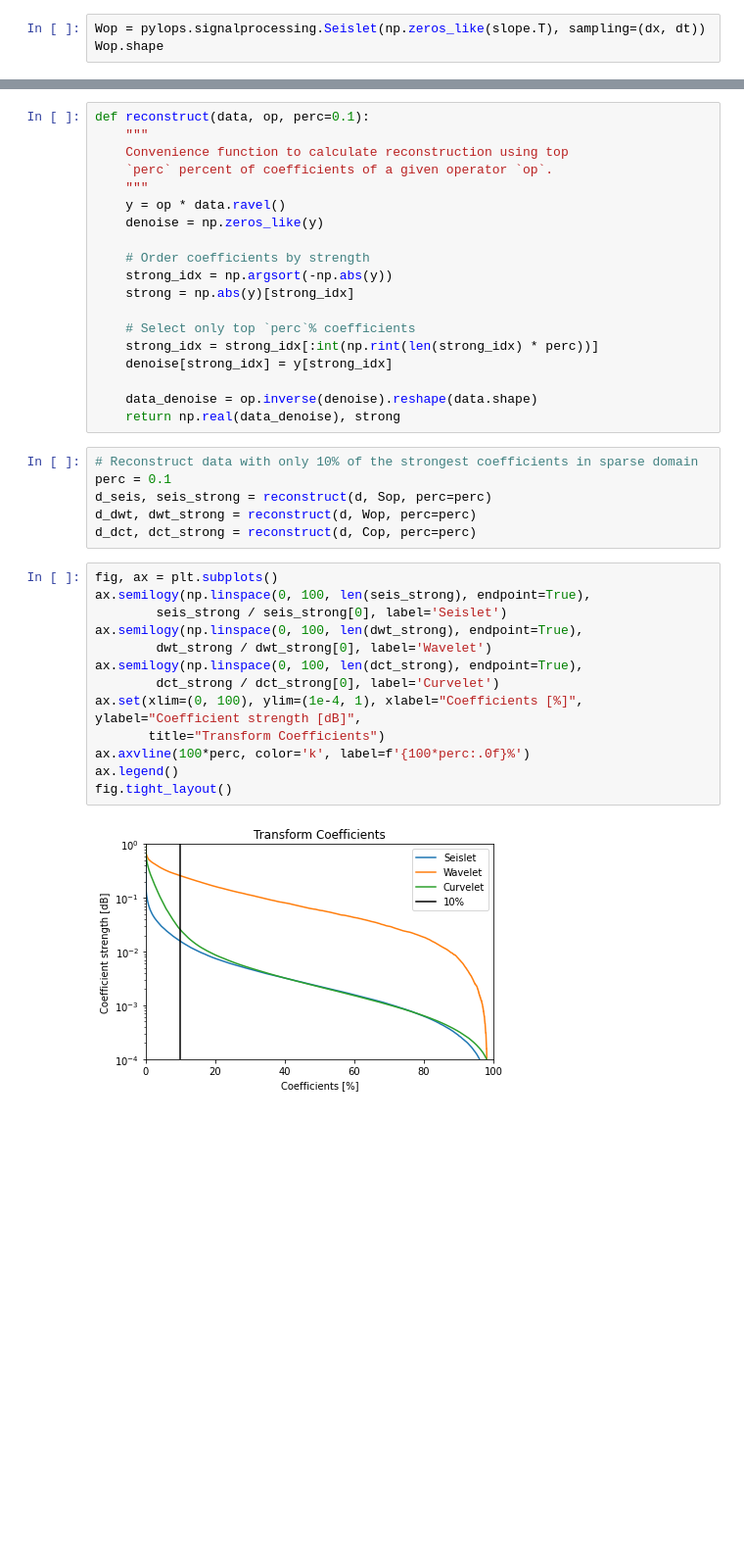
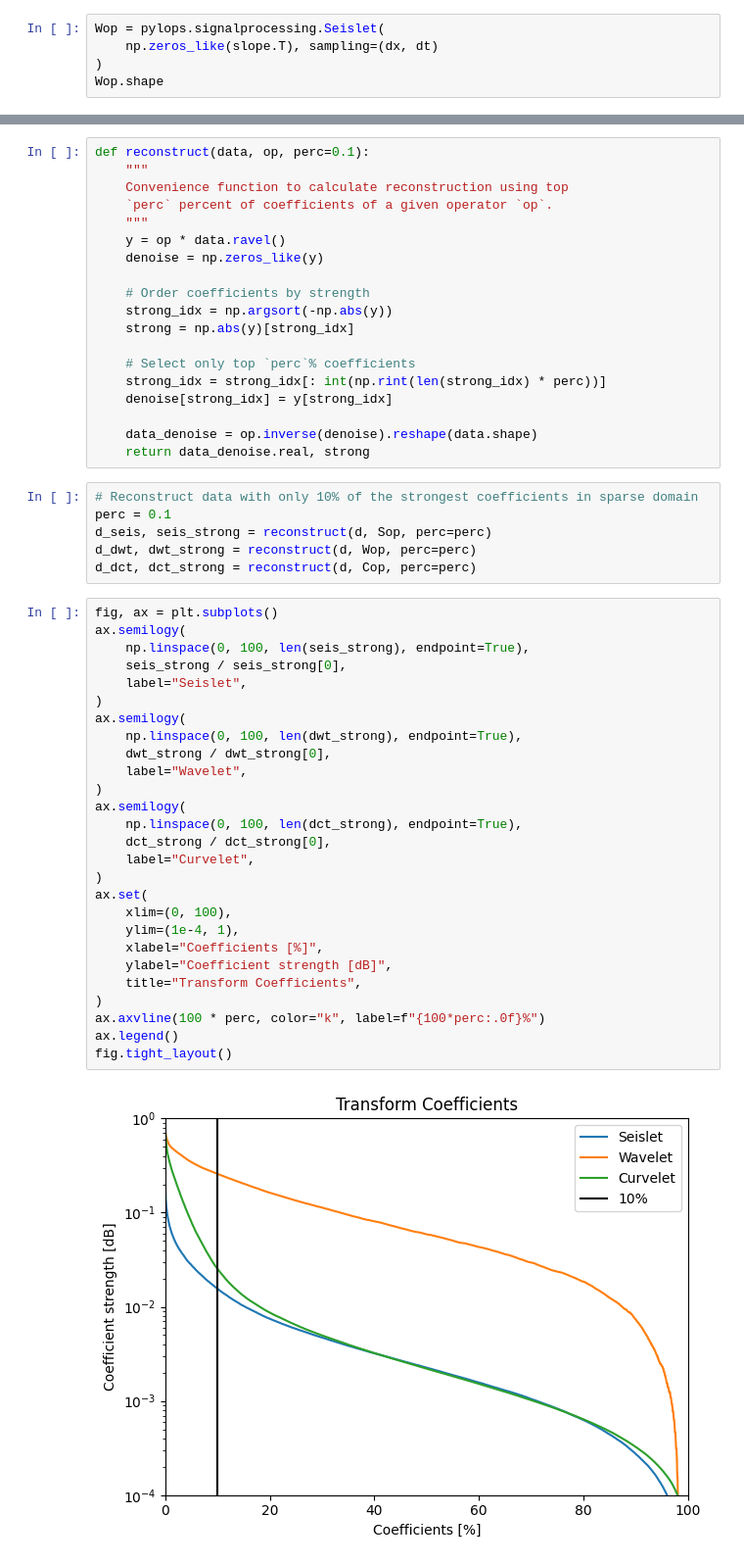
Before and after one commit to PyLops/curvelops, a Jupyter notebook: examples/Demo_Sigmoid.ipynb, the cells around one changed output, grey strips where cells are left out. Shown at 98% size. Drawn from its saved outputs; the diff is of its cells as text; blank space fills up the shorter version.

```diff
--- a/examples/Demo_Sigmoid.ipynb
+++ b/examples/Demo_Sigmoid.ipynb
@@ -49,7 +57,9 @@ Sop.shape
 # %% [output]
 (51200, 51200)
 # %%
-Wop = pylops.signalprocessing.Seislet(np.zeros_like(slope.T), sampling=(dx, dt))
+Wop = pylops.signalprocessing.Seislet(
+    np.zeros_like(slope.T), sampling=(dx, dt)
+)
 Wop.shape
 # %% [output]
 (51200, 51200)
@@ -72,11 +82,11 @@ def reconstruct(data, op, perc=0.1):
     strong = np.abs(y)[strong_idx]
 
     # Select only top `perc`% coefficients
-    strong_idx = strong_idx[:int(np.rint(len(strong_idx) * perc))]
+    strong_idx = strong_idx[: int(np.rint(len(strong_idx) * perc))]
     denoise[strong_idx] = y[strong_idx]
 
     data_denoise = op.inverse(denoise).reshape(data.shape)
-    return np.real(data_denoise), strong
+    return data_denoise.real, strong
 # %%
 # Reconstruct data with only 10% of the strongest coefficients in sparse domain
 perc = 0.1
@@ -85,19 +95,33 @@ d_dwt, dwt_strong = reconstruct(d, Wop, perc=perc)
 d_dct, dct_strong = reconstruct(d, Cop, perc=perc)
 # %%
 fig, ax = plt.subplots()
-ax.semilogy(np.linspace(0, 100, len(seis_strong), endpoint=True),
-        seis_strong / seis_strong[0], label='Seislet')
-ax.semilogy(np.linspace(0, 100, len(dwt_strong), endpoint=True),
-        dwt_strong / dwt_strong[0], label='Wavelet')
-ax.semilogy(np.linspace(0, 100, len(dct_strong), endpoint=True),
-        dct_strong / dct_strong[0], label='Curvelet')
-ax.set(xlim=(0, 100), ylim=(1e-4, 1), xlabel="Coefficients [%]", ylabel="Coefficient strength [dB]",
-       title="Transform Coefficients")
-ax.axvline(100*perc, color='k', label=f'{100*perc:.0f}%')
+ax.semilogy(
+    np.linspace(0, 100, len(seis_strong), endpoint=True),
+    seis_strong / seis_strong[0],
+    label="Seislet",
+)
+ax.semilogy(
+    np.linspace(0, 100, len(dwt_strong), endpoint=True),
+    dwt_strong / dwt_strong[0],
+    label="Wavelet",
+)
+ax.semilogy(
+    np.linspace(0, 100, len(dct_strong), endpoint=True),
+    dct_strong / dct_strong[0],
+    label="Curvelet",
+)
+ax.set(
+    xlim=(0, 100),
+    ylim=(1e-4, 1),
+    xlabel="Coefficients [%]",
+    ylabel="Coefficient strength [dB]",
+    title="Transform Coefficients",
+)
+ax.axvline(100 * perc, color="k", label=f"{100*perc:.0f}%")
 ax.legend()
 fig.tight_layout()
 # %% [output]
-[figure, old version]
+[figure, new version]
 # %%
 gain = 4
 fig, ax = plt.subplots(2, 3, figsize=(14, 8), sharey=True, sharex=True)
```
Also changed, not shown: parts of 6 cells of this notebook, 6 other files.
